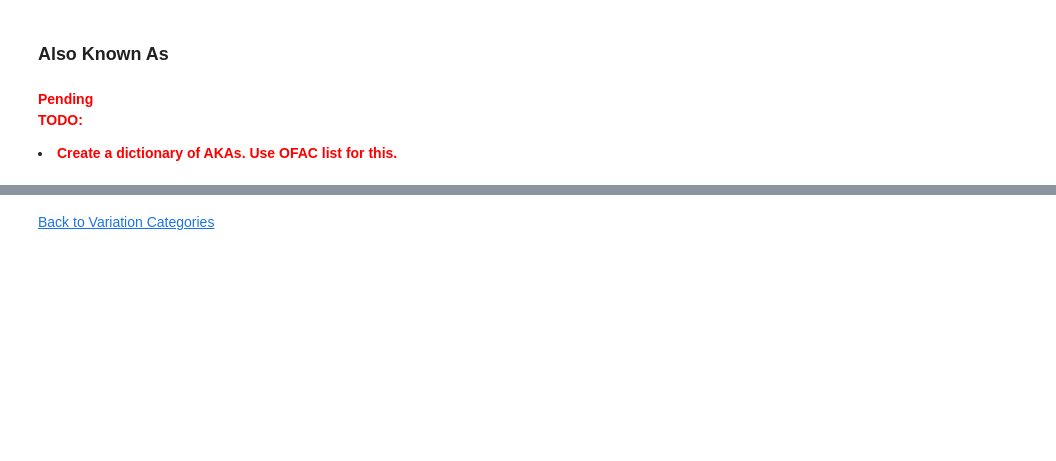
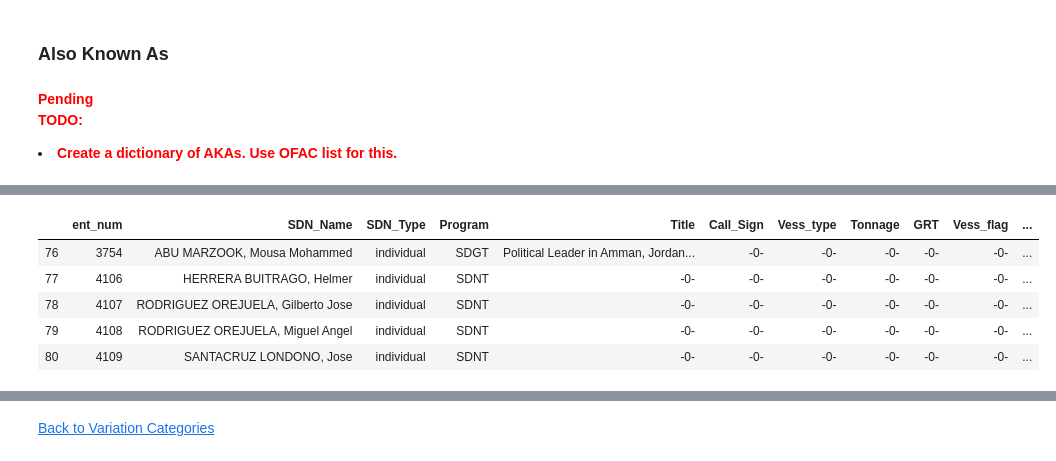
Before and after one commit to Herrera7/FuzzyMathingTester, a Jupyter notebook: NameVariationFunctions_v01/SanctionScreeningTool.ipynb, the cells around one changed output, grey strips where cells are left out. Drawn from its saved outputs; the diff is of its cells as text; code cells hidden in the pictures; blank space fills up the shorter version.

```diff
--- a/NameVariationFunctions_v01/SanctionScreeningTool.ipynb
+++ b/NameVariationFunctions_v01/SanctionScreeningTool.ipynb
@@ -667,0 +746,34 @@ name_component_deletion("Pepe")
+# %%
+def get_aliases(data):
+
+    # Make a list of words
+    words_list = data.split()
+
+    # Get the index of the word "a.k.a."
+    counter = []
+    for i, j in enumerate(words_list):
+        if j == 'a.k.a.':
+            counter.append(i)
+
+    counter.reverse()
+
+    # Get the aliases
+    aliases = []
+    for i, j in enumerate(counter):
+        if i == 0:
+            aliases.append(words_list[j+1:])
+        else:
+            aliases.append(words_list[j+1:counter[i-1]])
+
+    special_chars = ["'", '.', ',', ';', '"']
+
+    for special_char in special_chars:
+        for i, j in enumerate(aliases):
+            for name in range(0, len(j)):
+                aliases[i][name] = aliases[i][name].replace(special_char,'')
+
+    aliases_clean = []
+    for name in enumerate(aliases):
+        aliases_clean.append(' '.join(name[1]))
+
+    return aliases_clean
@@ -667,0 +793,11 @@ name_component_deletion("Pepe")
+# %%
+temp_df = aka_df.copy()
+temp_df['Aliases'] = temp_df['Remarks'].apply(lambda x : get_aliases(x))
+temp_df.head()
+# %% [output]
+|  | ent_num | SDN_Name | SDN_Type | Program | Title | Call_Sign | Vess_type | Tonnage | GRT | Vess_flag | ... |
+| 76 | 3754 | ABU MARZOOK, Mousa Mohammed | individual | SDGT | Political Leader in Amman, Jordan... | -0- | -0- | -0- | -0- | -0- | ... |
+| 77 | 4106 | HERRERA BUITRAGO, Helmer | individual | SDNT | -0- | -0- | -0- | -0- | -0- | -0- | ... |
+| 78 | 4107 | RODRIGUEZ OREJUELA, Gilberto Jose | individual | SDNT | -0- | -0- | -0- | -0- | -0- | -0- | ... |
+| 79 | 4108 | RODRIGUEZ OREJUELA, Miguel Angel | individual | SDNT | -0- | -0- | -0- | -0- | -0- | -0- | ... |
+| 80 | 4109 | SANTACRUZ LONDONO, Jose | individual | SDNT | -0- | -0- | -0- | -0- | -0- | -0- | ... |
```
Also changed, not shown: parts of 18 cells of this notebook.
